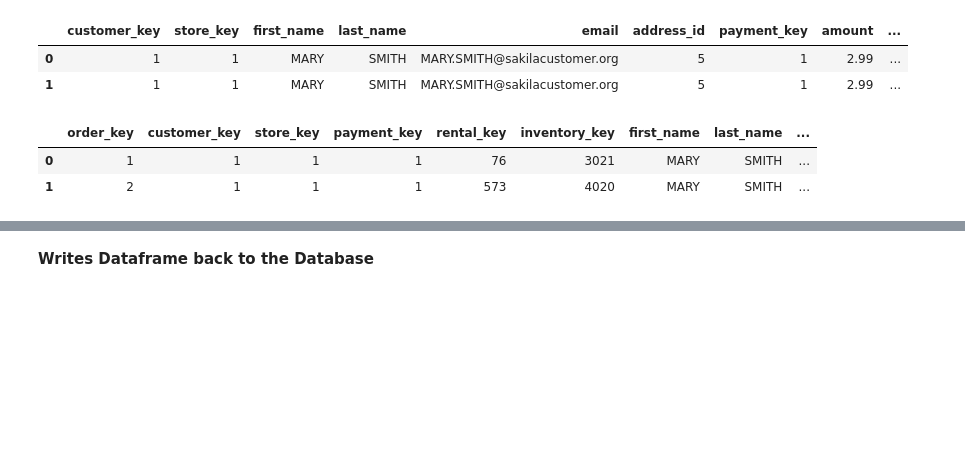
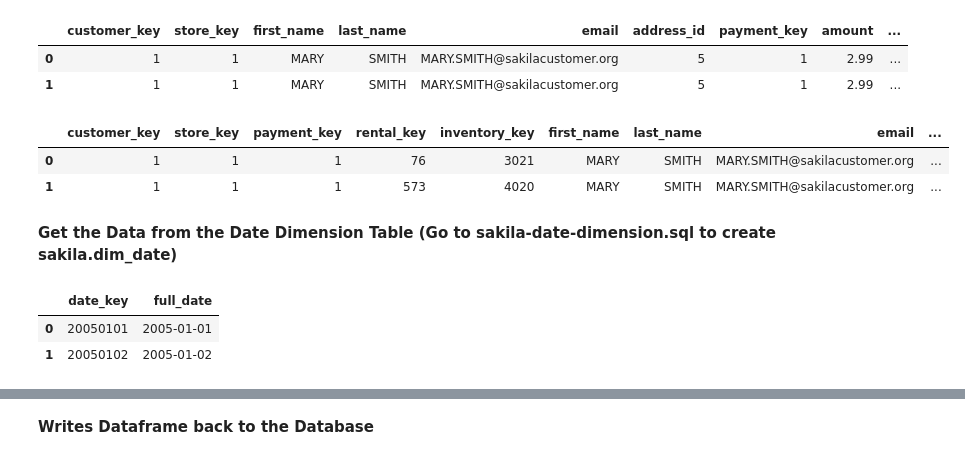
Before and after one commit to Funnyblue421/DS-2002, a Jupyter notebook: Midterm Project/Project 1 - Midterm (Python).ipynb, the cells around one changed output, grey strips where cells are left out. Drawn from its saved outputs; the diff is of its cells as text; code cells hidden in the pictures; blank space fills up the shorter version.

```diff
--- a/Midterm Project/Project 1 - Midterm (Python).ipynb
+++ b/Midterm Project/Project 1 - Midterm (Python).ipynb
@@ -161,14 +161,33 @@ df_fact_orders.head(2)
 |  | customer_key | store_key | first_name | last_name | email | address_id | payment_key | amount | ... |
 | 0 | 1 | 1 | MARY | SMITH | MARY.SMITH@sakilacustomer.org | 5 | 1 | 2.99 | ... |
 | 1 | 1 | 1 | MARY | SMITH | MARY.SMITH@sakilacustomer.org | 5 | 1 | 2.99 | ... |
-# %%
-ordered_cols = ['customer_key', 'store_key', 'payment_key', 'rental_key', 'inventory_key',
-                'first_name', 'last_name', 'email', 'amount', 'payment_date', 'rental_date', 'return_date']
-df_fact_orders = df_fact_orders[ordered_cols]
-
-df_fact_orders.insert(0, "order_key", range(1, df_fact_orders.shape[0]+1))
-df_fact_orders.head(2)
-# %% [output]
-|  | order_key | customer_key | store_key | payment_key | rental_key | inventory_key | first_name | last_name | ... |
-| 0 | 1 | 1 | 1 | 1 | 76 | 3021 | MARY | SMITH | ... |
-| 1 | 2 | 1 | 1 | 1 | 573 | 4020 | MARY | SMITH | ... |
+# %%
+ordered_cols = ['customer_key', 'store_key', 'payment_key', 'rental_key', 'inventory_key',
+                'first_name', 'last_name', 'email', 'amount', 'payment_date', 'rental_date', 'return_date']
+
+df_fact_orders = df_fact_orders[ordered_cols]
+
+df_fact_orders.payment_date = pd.to_datetime(df_fact_orders.payment_date).dt.date
+df_fact_orders.rental_date = pd.to_datetime(df_fact_orders.rental_date).dt.date
+df_fact_orders.return_date = pd.to_datetime(df_fact_orders.return_date).dt.date
+
+df_fact_orders.payment_date = df_fact_orders.payment_date.astype('datetime64')
+df_fact_orders.rental_date = df_fact_orders.rental_date.astype('datetime64')
+df_fact_orders.return_date = df_fact_orders.return_date.astype('datetime64')
+
+df_fact_orders.head(2)
+# %% [output]
+|  | customer_key | store_key | payment_key | rental_key | inventory_key | first_name | last_name | email | ... |
+| 0 | 1 | 1 | 1 | 76 | 3021 | MARY | SMITH | MARY.SMITH@sakilacustomer.org | ... |
+| 1 | 1 | 1 | 1 | 573 | 4020 | MARY | SMITH | MARY.SMITH@sakilacustomer.org | ... |
+# %% [markdown]
+**Get the Data from the Date Dimension Table (Go to sakila-date-dimension.sql to create sakila.dim_date)**
+# %%
+sql_dim_date = "SELECT date_key, full_date FROM sakila_dw.dim_date;"
+df_dim_date = get_dataframe(user_id, pwd, host_name, dst_dbname, sql_dim_date)
+df_dim_date.full_date = df_dim_date.full_date.astype('datetime64')
+df_dim_date.head(2)
+# %% [output]
+|  | date_key | full_date |
+| 0 | 20050101 | 2005-01-01 |
+| 1 | 20050102 | 2005-01-02 |
```
Also changed, not shown: parts of 8 cells of this notebook.
